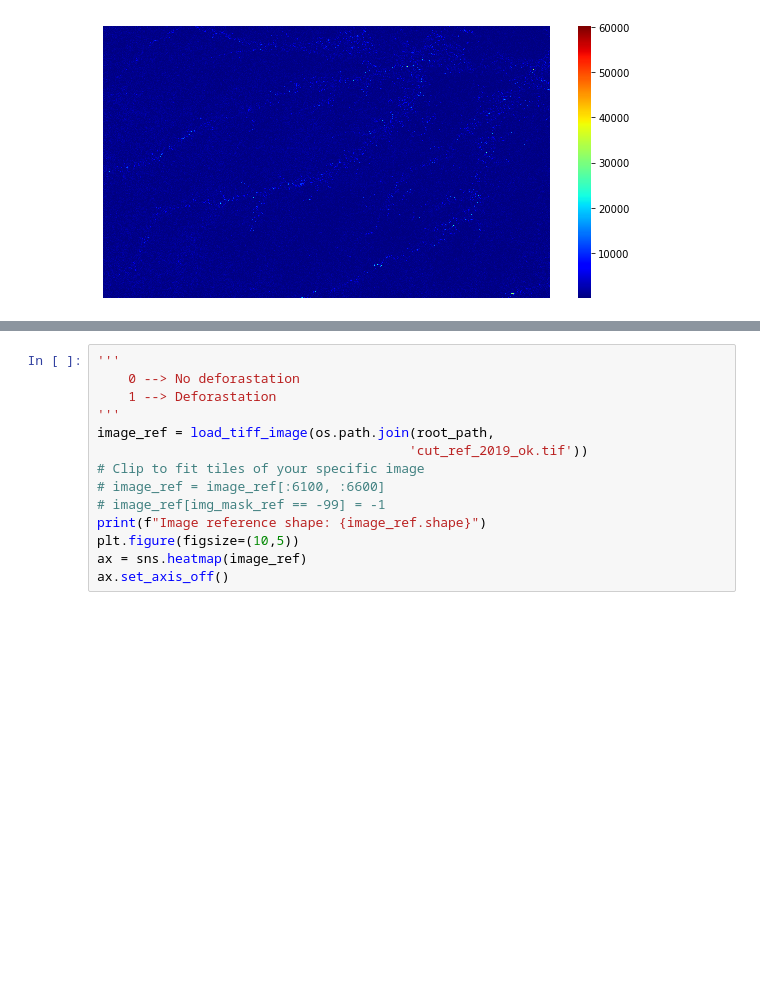
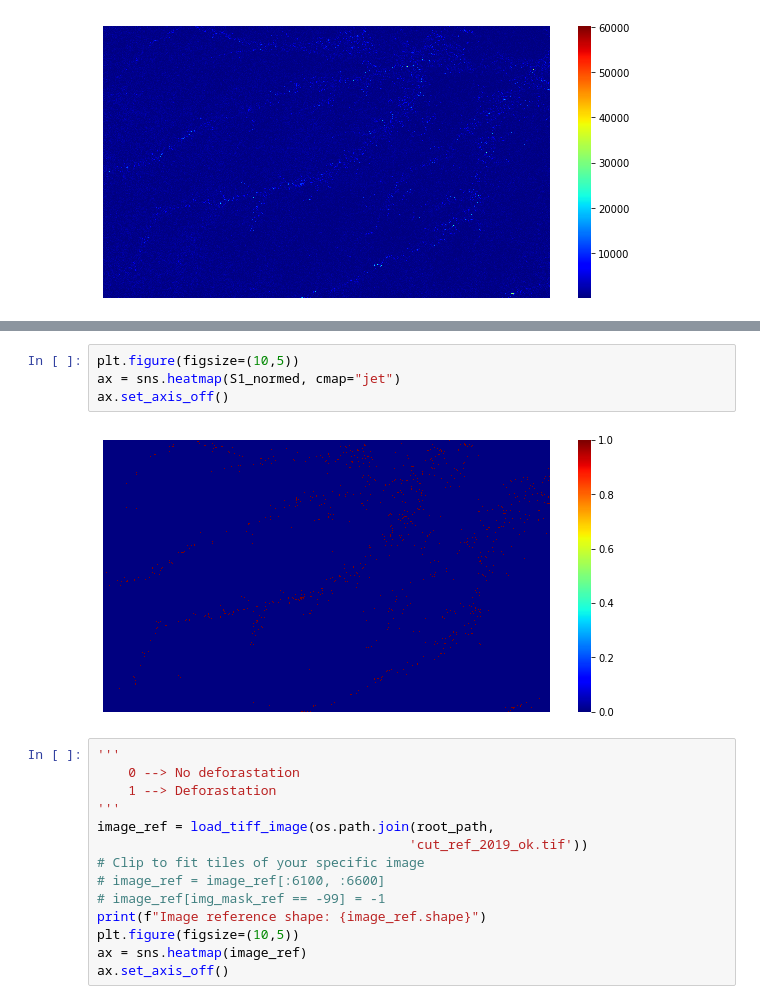
Before and after one commit to thimabru1010/resuneta, a Jupyter notebook: test_notebooks/CVA_test.ipynb, the cells around one changed output, grey strips where cells are left out. Cells and saved outputs as stored; diff of their text form; blank space fills up the shorter version.

```diff
--- a/test_notebooks/CVA_test.ipynb
+++ b/test_notebooks/CVA_test.ipynb
@@ -101,3 +134,9 @@ ax.set_axis_off()
+# %%
+plt.figure(figsize=(10,5))
+ax = sns.heatmap(S1_normed, cmap="jet")
+ax.set_axis_off()
+# %% [output]
+[figure, added]
 # %%
 '''
     0 --> No deforastation
```
Also changed, not shown: parts of 3 cells of this notebook, 1 other file.
